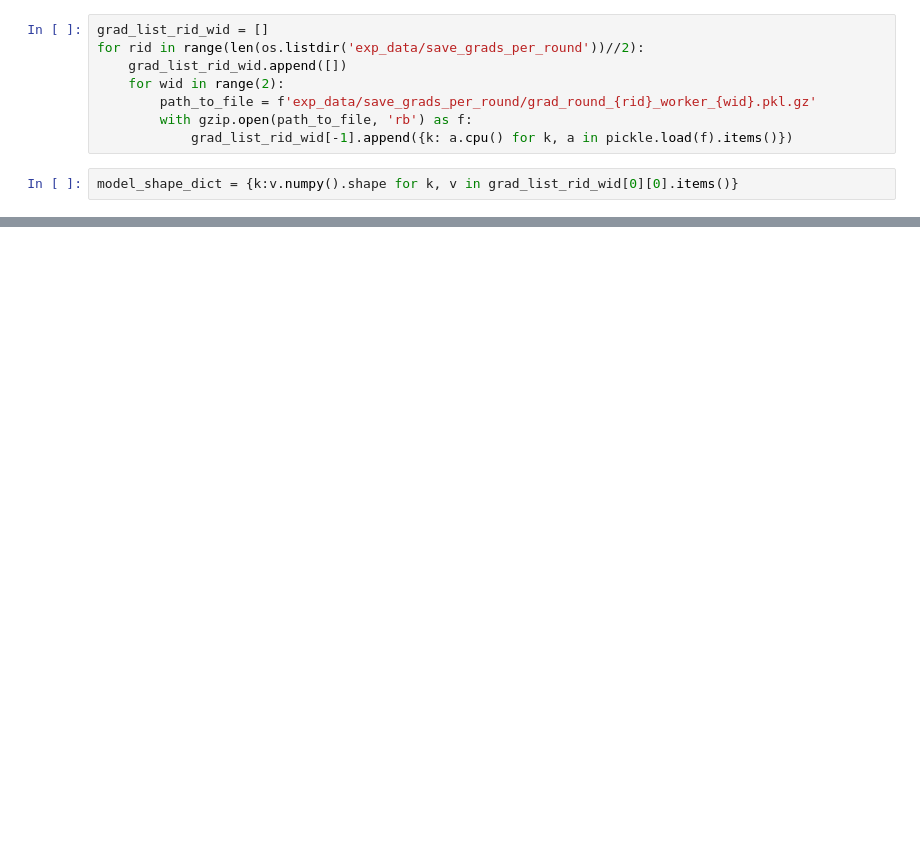
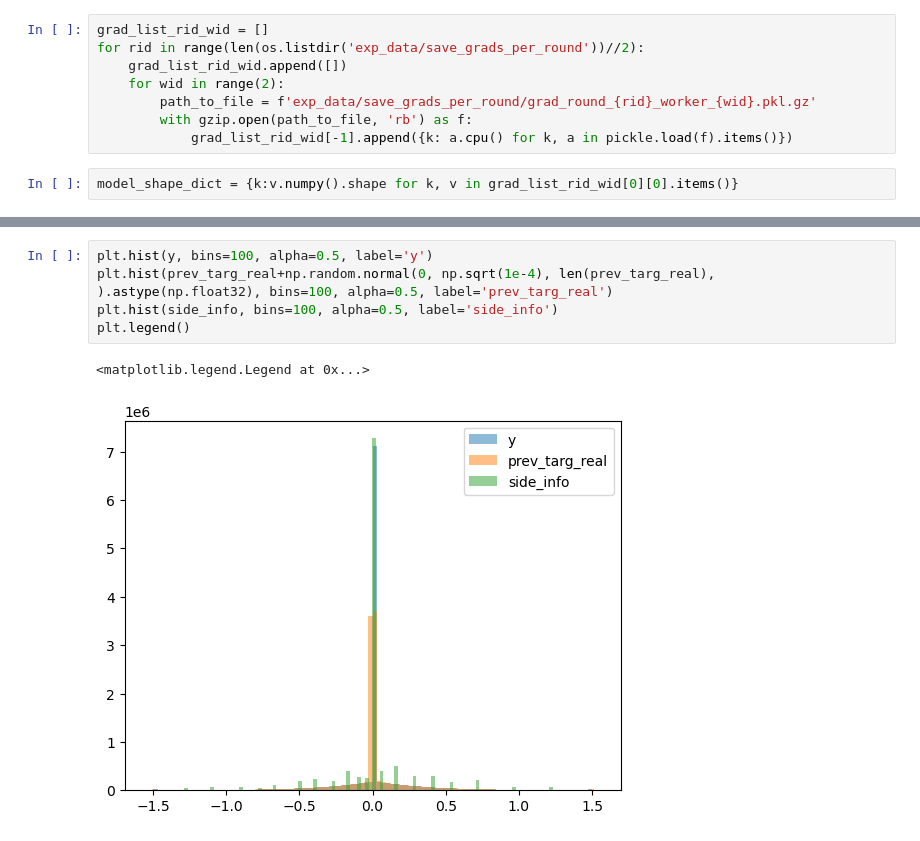
Before and after one commit to HosseinOutward/VUB-ACS-25_Thesis, a Jupyter notebook: experiments/finding_a_good_protocol.ipynb, the cells around one changed output, grey strips where cells are left out. Drawn from its saved outputs; the diff is of its cells as text; blank space fills up the shorter version.

```diff
--- a/experiments/finding_a_good_protocol.ipynb
+++ b/experiments/finding_a_good_protocol.ipynb
@@ -246,0 +120,8 @@ plot_stats(broadcast_prot.entire_stats)
+# %%
+plt.hist(y, bins=100, alpha=0.5, label='y')
+plt.hist(prev_targ_real+np.random.normal(0, np.sqrt(1e-4), len(prev_targ_real), ).astype(np.float32), bins=100, alpha=0.5, label='prev_targ_real')
+plt.hist(side_info, bins=100, alpha=0.5, label='side_info')
+plt.legend()
+# %% [output]
+<matplotlib.legend.Legend at 0x...>
+[figure, added]
```
Also changed, not shown: parts of 10 cells of this notebook, 5 other files.
